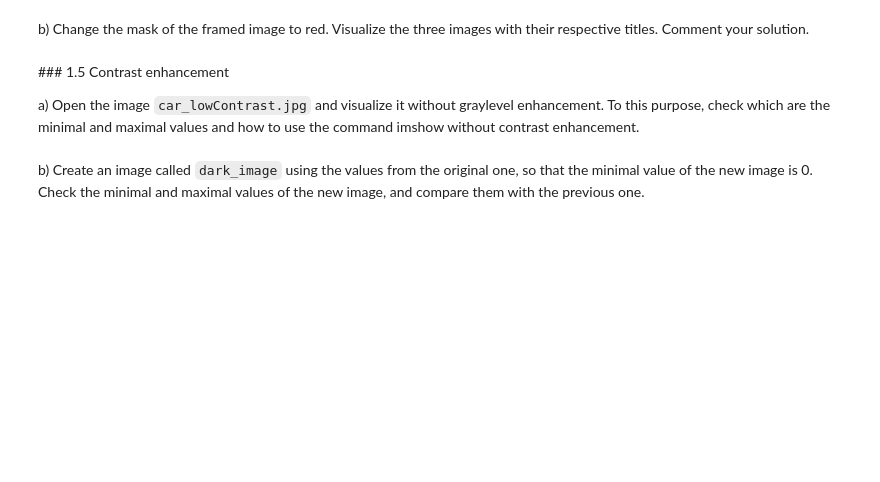
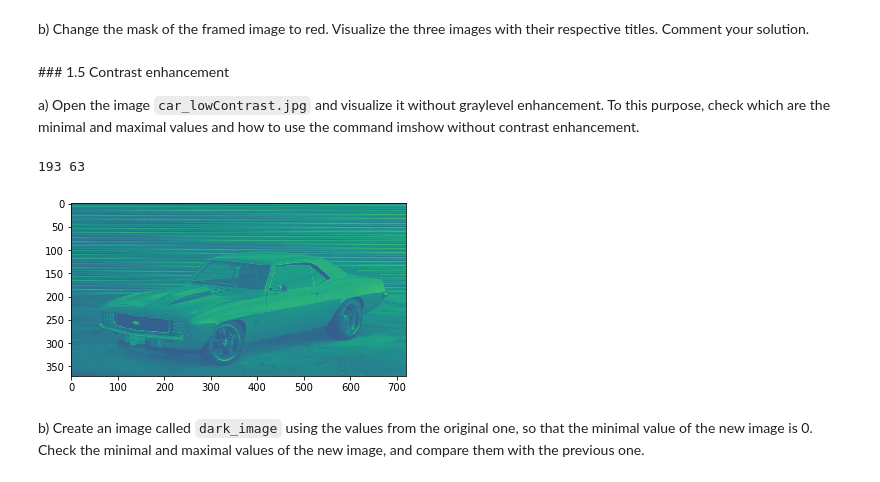
Before and after one commit to thefogui/Practica1VA, a Jupyter notebook: p1.ipynb, the cells around one changed output. Cells and saved outputs as stored; diff of their text form; code cells hidden in the pictures; blank space fills up the shorter version.

```diff
--- a/p1.ipynb
+++ b/p1.ipynb
@@ -140,5 +143,13 @@ b) Change the mask of the framed image to red. Visualize the three images with t
 ### 1.5 Contrast enhancement
 
 a) Open the image `car_lowContrast.jpg` and visualize it without graylevel enhancement. To this purpose, check which are the minimal and maximal values and how to use the command imshow without contrast enhancement.
+# %%
+car = io.imread('images/car_lowContrast.jpg')
+print(car.max(), car.min())
+plt.imshow(car, vmin=0, vmax=255)
+plt.show()
+# %% [output]
+193 63
+[figure, added]
 # %% [markdown]
 b) Create an image called `dark_image` using the  values from the original one, so that the minimal value of the new image is 0. Check the minimal and maximal values of the new image, and compare them with the previous one.
```
Also changed, not shown: parts of 5 cells of this notebook.
